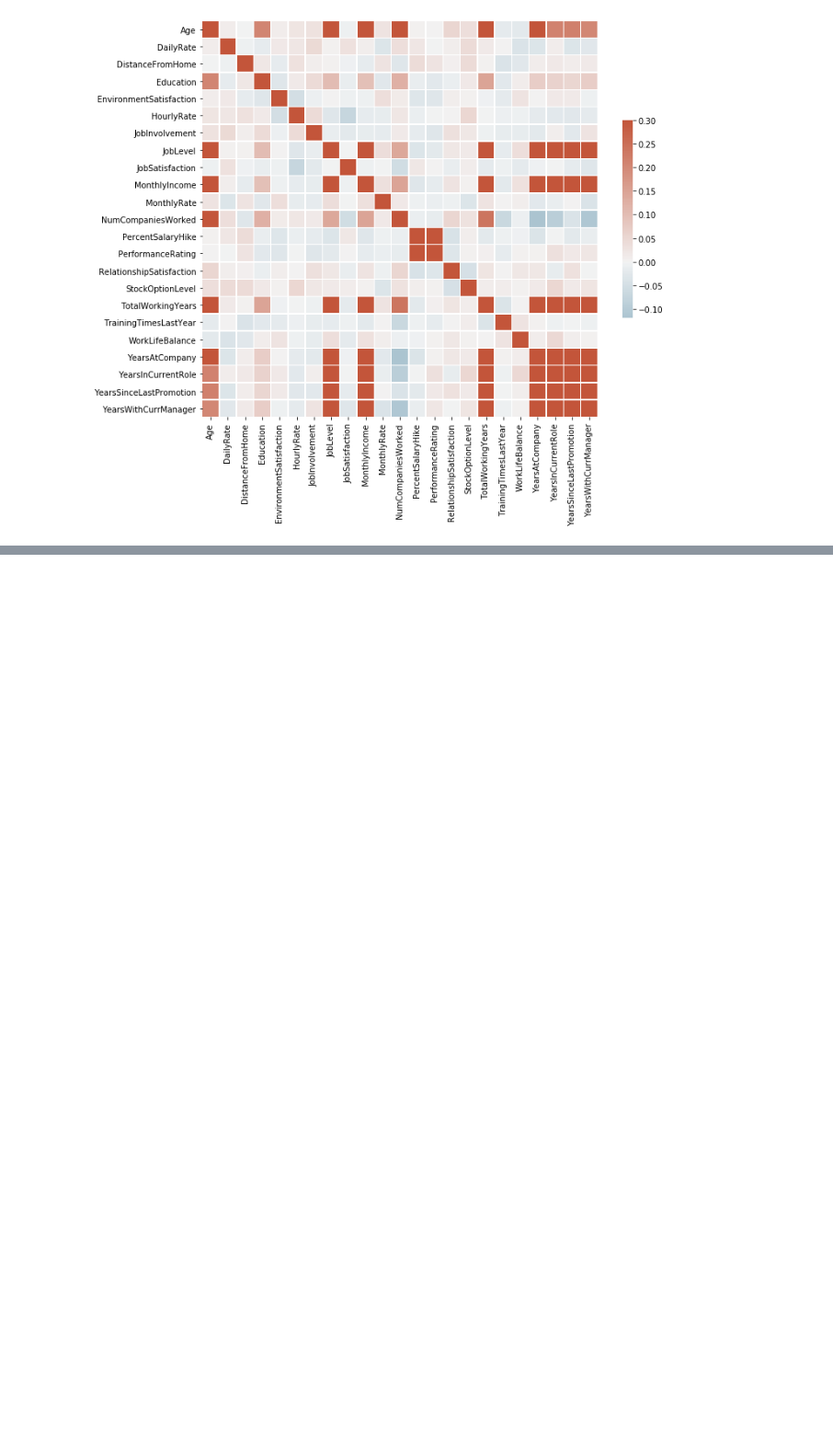
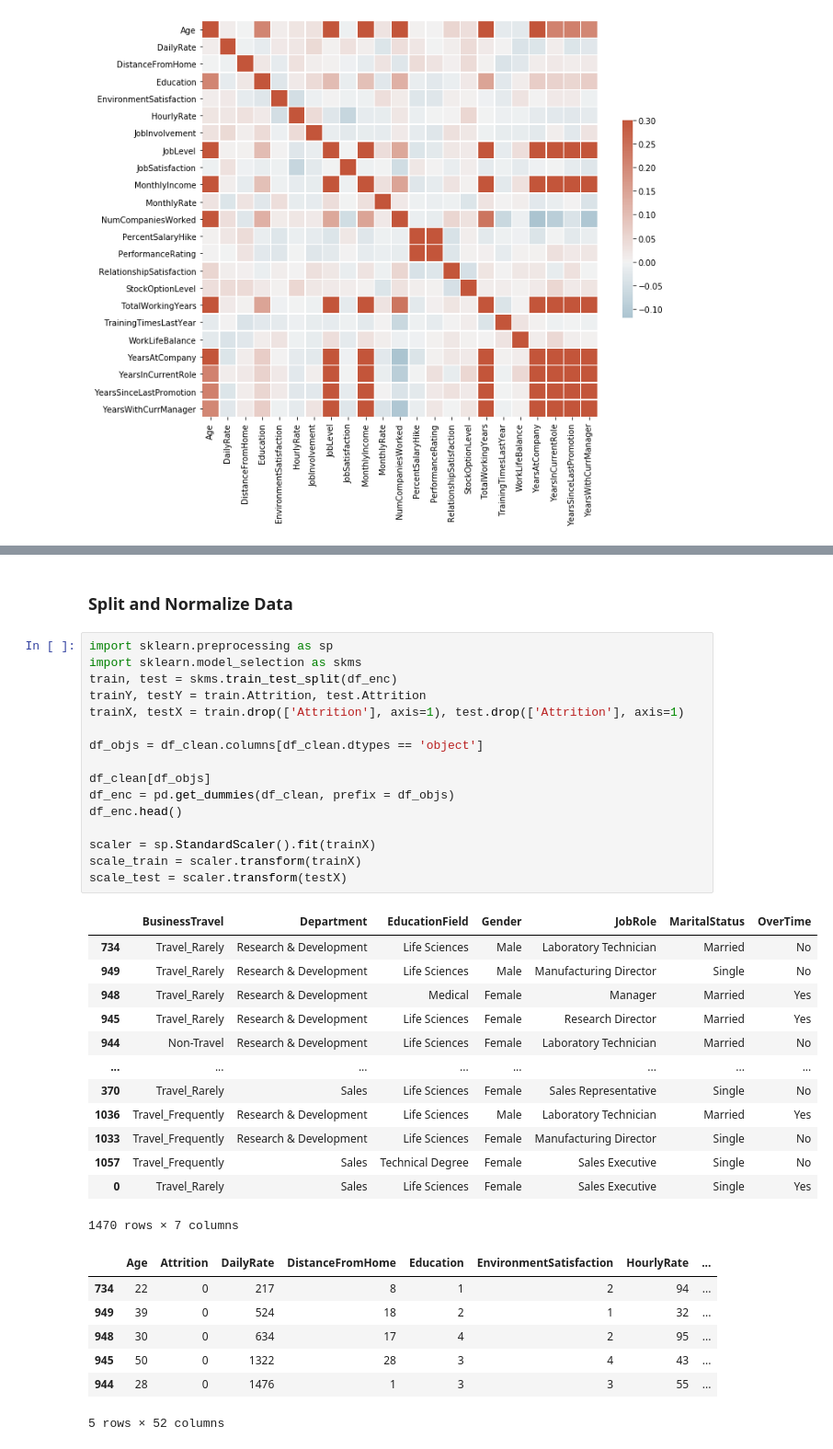
Before and after one commit to mpkrass7/ibm_churn, a Jupyter notebook: hr_churn_analysis.ipynb, the cells around one changed output, grey strips where cells are left out. Shown at 92% size. Saved outputs shown, nothing was run; the diff lists cells and outputs as text; blank space fills up the shorter version.

```diff
--- a/hr_churn_analysis.ipynb
+++ b/hr_churn_analysis.ipynb
@@ -223,0 +279,39 @@ sns.heatmap(corr,  cmap=cmap, vmax=.3, center=0,
+# %% [markdown]
+### Split and Normalize Data
+# %%
+import sklearn.preprocessing as sp
+import sklearn.model_selection as skms
+train, test = skms.train_test_split(df_enc)
+trainY, testY = train.Attrition, test.Attrition
+trainX, testX = train.drop(['Attrition'], axis=1), test.drop(['Attrition'], axis=1)
+
+df_objs = df_clean.columns[df_clean.dtypes == 'object']
+
+df_clean[df_objs]
+df_enc = pd.get_dummies(df_clean, prefix = df_objs)
+df_enc.head()
+
+scaler = sp.StandardScaler().fit(trainX)
+scale_train = scaler.transform(trainX)
+scale_test = scaler.transform(testX)
+# %% [output]
+|  | BusinessTravel | Department | EducationField | Gender | JobRole | MaritalStatus | OverTime |
+| 734 | Travel_Rarely | Research & Development | Life Sciences | Male | Laboratory Technician | Married | No |
+| 949 | Travel_Rarely | Research & Development | Life Sciences | Male | Manufacturing Director | Single | No |
+| 948 | Travel_Rarely | Research & Development | Medical | Female | Manager | Married | Yes |
+| 945 | Travel_Rarely | Research & Development | Life Sciences | Female | Research Director | Married | Yes |
+| 944 | Non-Travel | Research & Development | Life Sciences | Female | Laboratory Technician | Married | No |
+| ... | ... | ... | ... | ... | ... | ... | ... |
+| 370 | Travel_Rarely | Sales | Life Sciences | Female | Sales Representative | Single | No |
+| 1036 | Travel_Frequently | Research & Development | Life Sciences | Male | Laboratory Technician | Married | Yes |
+| 1033 | Travel_Frequently | Research & Development | Life Sciences | Female | Manufacturing Director | Single | No |
+| 1057 | Travel_Frequently | Sales | Technical Degree | Female | Sales Executive | Single | No |
+| 0 | Travel_Rarely | Sales | Life Sciences | Female | Sales Executive | Single | Yes |
+1470 rows × 7 columns
+|  | Age | Attrition | DailyRate | DistanceFromHome | Education | EnvironmentSatisfaction | HourlyRate | ... |
+| 734 | 22 | 0 | 217 | 8 | 1 | 2 | 94 | ... |
+| 949 | 39 | 0 | 524 | 18 | 2 | 1 | 32 | ... |
+| 948 | 30 | 0 | 634 | 17 | 4 | 2 | 95 | ... |
+| 945 | 50 | 0 | 1322 | 28 | 3 | 4 | 43 | ... |
+| 944 | 28 | 0 | 1476 | 1 | 3 | 3 | 55 | ... |
+5 rows × 52 columns
```
Also changed, not shown: parts of 13 cells of this notebook.
